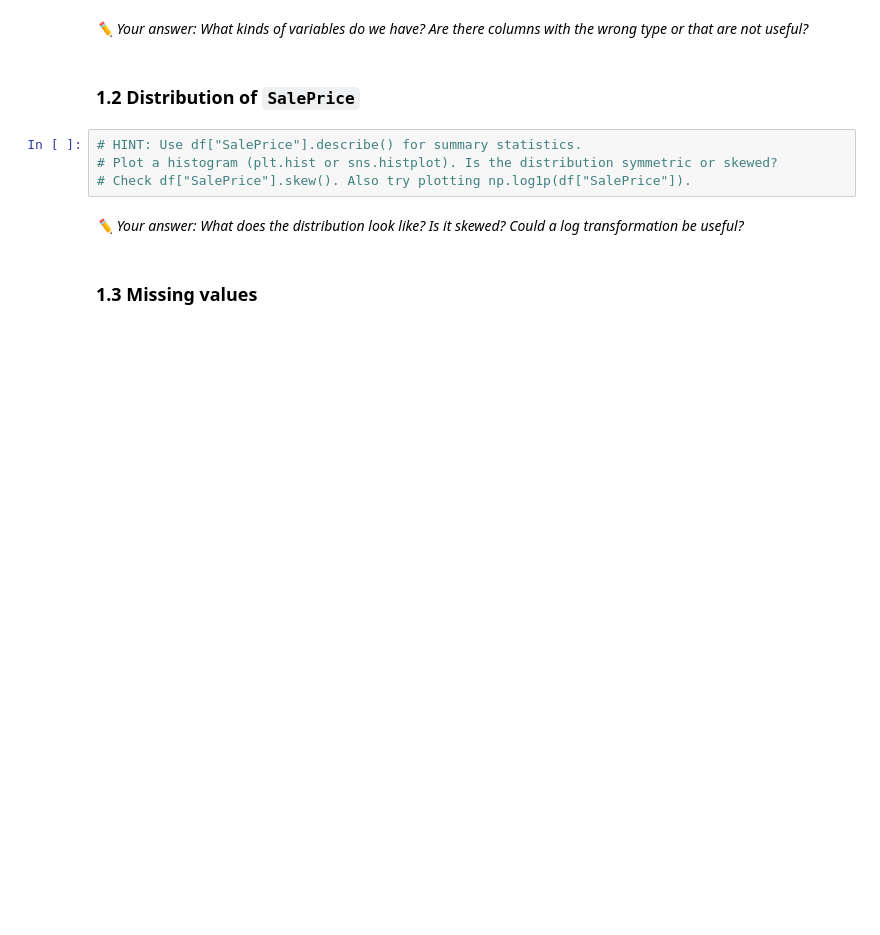
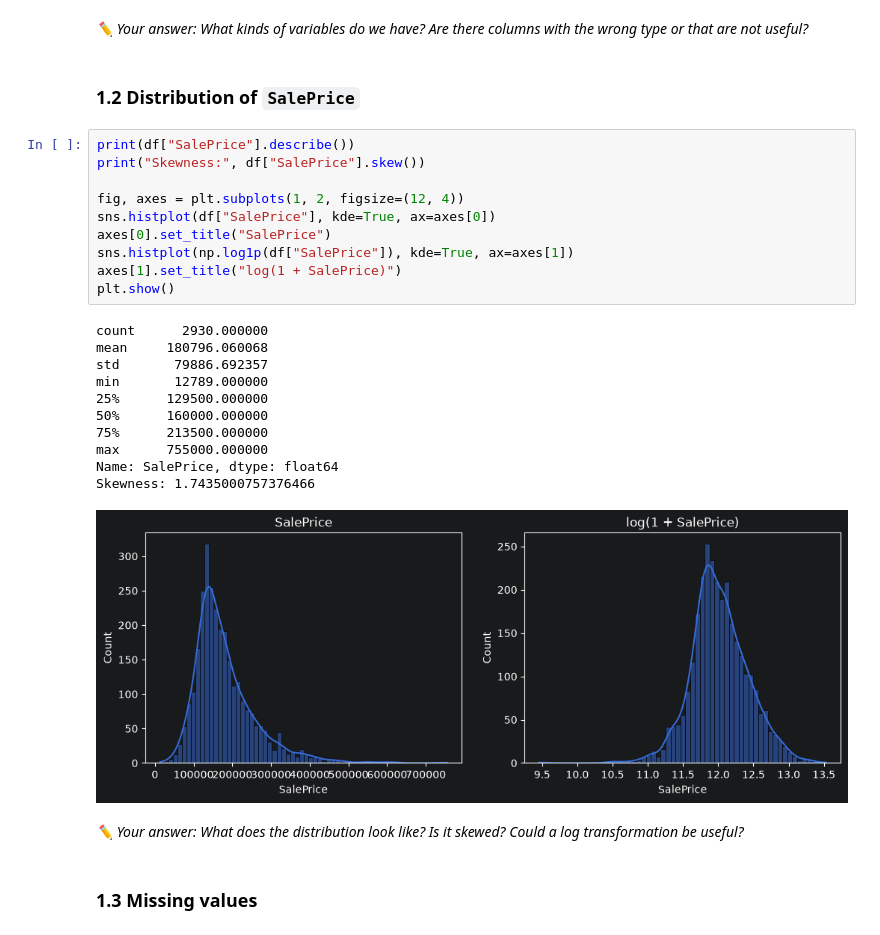
Before and after one commit to Frednos/Machine-Learning-Assignment-1, a Jupyter notebook: housing_price_prediction.ipynb, the cells around one changed output. Drawn from its saved outputs; the diff is of its cells as text; blank space fills up the shorter version.

```diff
--- a/housing_price_prediction.ipynb
+++ b/housing_price_prediction.ipynb
@@ -71,9 +127,27 @@ The assignment asks you to investigate:
 # %% [markdown]
 ### 1.2 Distribution of `SalePrice`
 # %%
-# HINT: Use df["SalePrice"].describe() for summary statistics.
-# Plot a histogram (plt.hist or sns.histplot). Is the distribution symmetric or skewed?
-# Check df["SalePrice"].skew(). Also try plotting np.log1p(df["SalePrice"]).
+print(df["SalePrice"].describe())
+print("Skewness:", df["SalePrice"].skew())
+
+fig, axes = plt.subplots(1, 2, figsize=(12, 4))
+sns.histplot(df["SalePrice"], kde=True, ax=axes[0])
+axes[0].set_title("SalePrice")
+sns.histplot(np.log1p(df["SalePrice"]), kde=True, ax=axes[1])
+axes[1].set_title("log(1 + SalePrice)")
+plt.show()
+# %% [output]
+count      2930.000000
+mean     180796.060068
+std       79886.692357
+min       12789.000000
+25%      129500.000000
+50%      160000.000000
+75%      213500.000000
+max      755000.000000
+Name: SalePrice, dtype: float64
+Skewness: 1.7435000757376466
+[figure, added]
 # %% [markdown]
 *✏️ Your answer: What does the distribution look like? Is it skewed? Could a log transformation be useful?*
 # %% [markdown]
```
Also changed, not shown: parts of 5 cells of this notebook.
